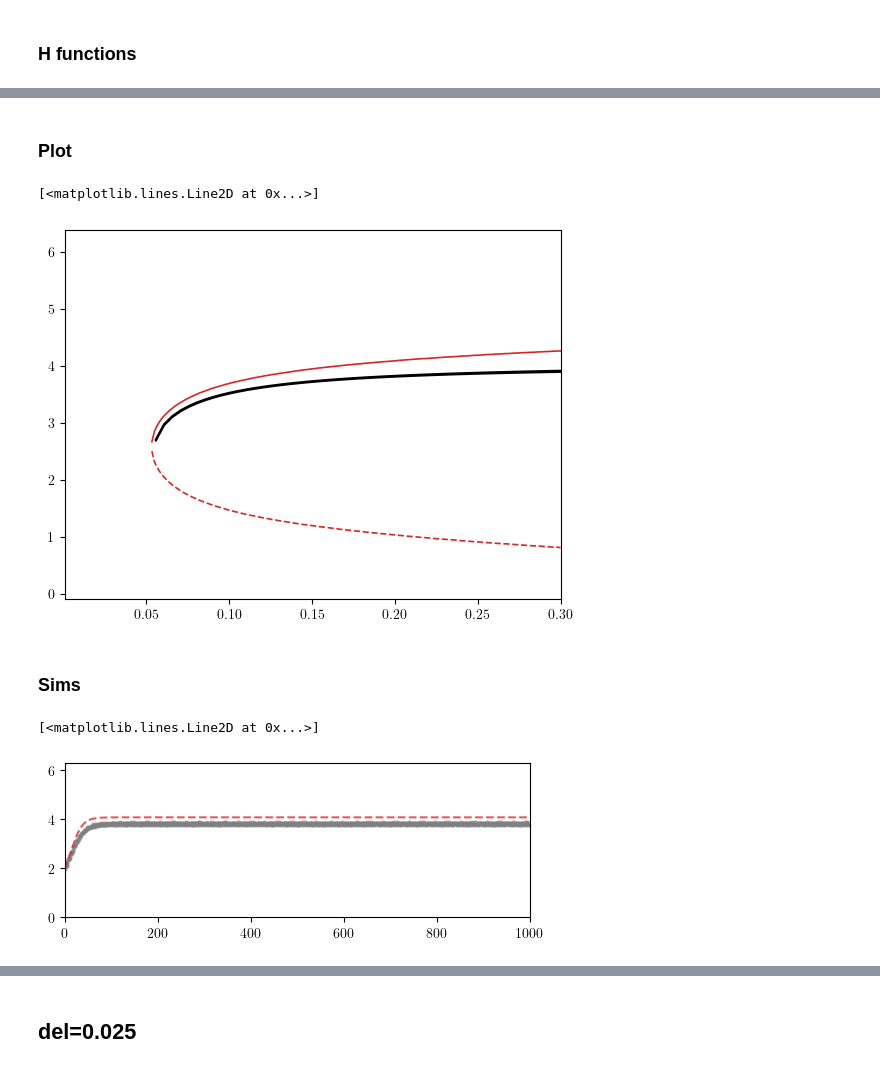
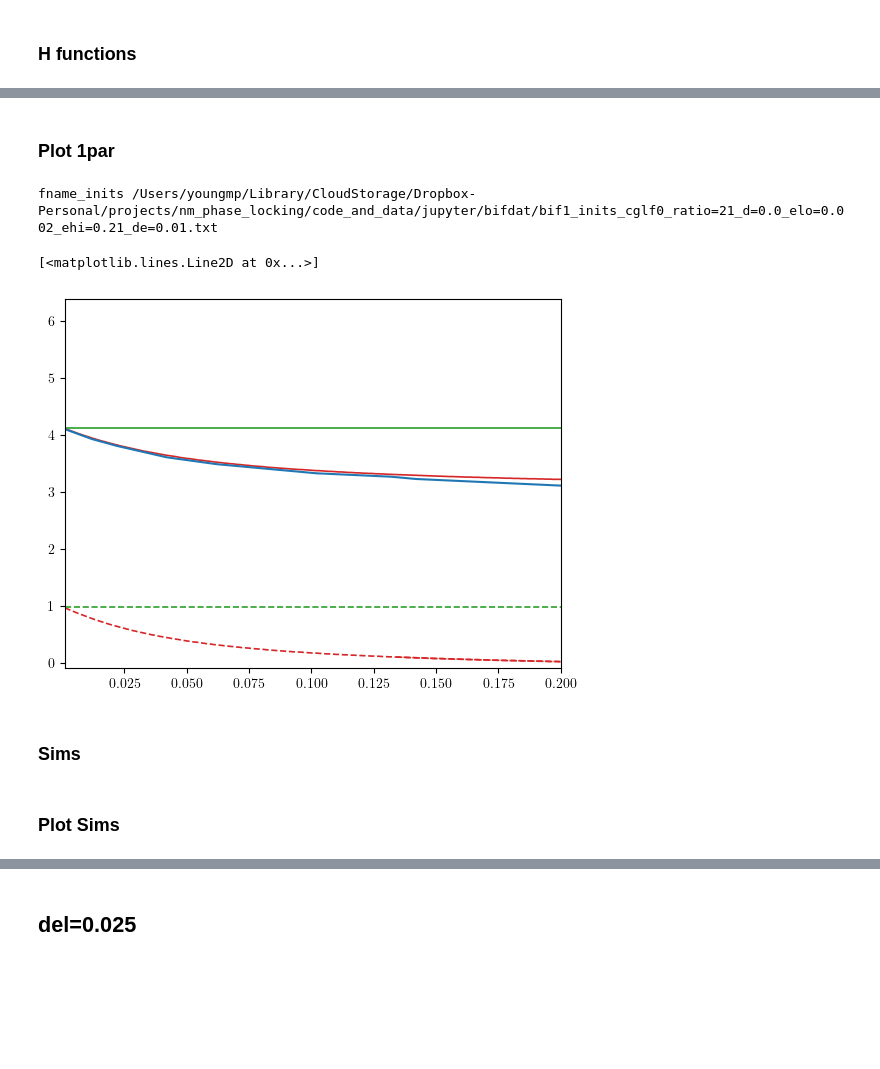
Before and after one commit to youngmp/nm, a Jupyter notebook: jupyter/bif_cgl1.ipynb, the cells around one changed output, grey strips where cells are left out. Drawn from its saved outputs; the diff is of its cells as text; code cells hidden in the pictures; blank space fills up the shorter version.

```diff
--- a/jupyter/bif_cgl1.ipynb
+++ b/jupyter/bif_cgl1.ipynb
@@ -220,6 +323,6 @@ kw_nm = {'system1':system1,'system2':None,'_n':('om0',2),'_m':('om1',1),
 # %% [markdown]
 ## del=0.01
 # %%
-del21_p01 = 0.01
-a21_p01 = nm.nmCoupling(**kw_nm, del1=del21_p01)
+del21_p0 = 0.0
+a21_p0 = nm.nmCoupling(**kw_nm, del1=del21_p0)
 # %% [output]
@@ -242,21 +352,24 @@ plt.tight_layout()
 # %% [markdown]
-### Plot
+### Plot 1par
+# %%
+out = load_bif1d_f(_full_cgl1,a21_p0,del21_p0,etup=(.002,.21,.01),max_iter=20)
+# %%
+erange = out[:,0]
+inits = out[:,1:]
+# %%
+philist = load_phis_force(_full_cgl1,a21_p0,del21_p0,etup=(.002,.21,.01),period_multiple=10)
+# %% [output]
+fname_inits /Users/youngmp/Library/CloudStorage/Dropbox-Personal/projects/nm_phase_locking/code_and_data/jupyter/bifdat/bif1_inits_cglf0_ratio=21_d=0.0_elo=0.002_ehi=0.21_de=0.01.txt
 # %%
-fig,axs = plt.subplots()
+fig,axs = plt.subplots(figsize=(4,2))
 
-add_diagram_1d(axs,a21_p01,del21_p01,(.001,.3,200),rhs=rhs_avg_1df)
+add_diagram_1d(axs,a21_p0,del21_p0,(.001,.2,200),rhs=rhs_avg_1df)
+add_diagram_1d(axs,a21_p0,del21_p0,(.001,.2,200),rhs=rhs_avg_1df,miter=1,color='tab:green')
 
-etup = (.056,.3,50)
-test = load_diagram_full_f(a21_p01,del21_p01,eps_tup=etup,dir1='bifdat2',
-                           rhs=_full_cgl1,phi0=np.pi)
-test = np.array(test)
-axs.plot(np.linspace(*etup),test[:,0],color='k')
-axs.plot(np.linspace(*etup),test[:,1],color='k')
-
-#add_diagram_full(axs,a21_p01,del21_p01,(.056,.5,100),rhs=_full_cgl1)
+axs.plot(erange,np.mod(-philist,2*np.pi))
 # %% [output]
 [<matplotlib.lines.Line2D at 0x...>]
-[figure, old version]
+[figure, new version]
 # %% [markdown]
 ### Sims
 # %%
@@ -272,30 +384,17 @@ args21_p01 = {'args':(a21_p01,eps21_p01,del21_p01),
 # %%
-fig,axs = plt.subplots(1,1,figsize=(6,2))
+y0_p01 = a21_p0.system1.lc['dat'][int((th_init21_p0/(2*np.pi))*a21_p0.system1.TN),:]
+args0 = [a21_p0,eps21_p0,del21_p0]
 
-y0_p01 = a21_p01.system1.lc['dat'][int((th_init21_p01/(2*np.pi))*a21_p01.system1.TN),:]
-args0 = [a21_p01,eps21_p01,del21_p01]
+solf = _get_sol(_full_cgl1,y0_p01,t21_p0,args=args0,recompute=True)
+tp,fp = get_phase(t21_p0,solf,skipn=100,system1=a21_p0.system1)
+force_phase = (a21_p0._m[1]+del21_p0)*tp
+fp2 = np.mod(fp-a21_p0.om*force_phase,2*np.pi)
 
-solf = _get_sol(_full_cgl1,y0_p01,t21_p01,args=args0,recompute=True)
-tp,fp = get_phase(t21_p01,solf,skipn=100,system1=a21_p01.system1)
-force_phase = (a21_p01._m[1]+del21_p01)*tp
-fp2 = np.mod(fp-a21_p01.om*force_phase,2*np.pi)
+args1 = {'t_eval':t21_p0,'t_span':[0,t21_p0[-1]],'args':(*args0,),**kw_sim}
+solr1d = solve_ivp(rhs_avg_1df,y0=[th_init21_p0],**args1)
 
-# plot full sol
-axs.scatter(tp,fp2,s=5,color='gray',alpha=.5,label='Full')
-axs.set_ylim(0,2*np.pi)
-axs.set_xlim(0,T_p01)
-
-args1 = {'t_eval':t21_p01,'t_span':[0,t21_p01[-1]],'args':(*args0,),**kw_sim}
-solr1d = solve_ivp(rhs_avg_1df,y0=[th_init21_p01],**args1)
-
-# 1d solution over time
-axs.plot(t21_p01,np.mod(solr1d.y.T[:,0],2*np.pi),color='tab:red',
-         alpha=.75,label='1D',ls='--')
-
-# xs = np.mod(solr1d.y.T[:,0],2*np.pi); ys = np.zeros(len(xs))
-# discont_idxs = np.abs(np.gradient(xs,1)) > np.pi/2
-
-# xs[discont_idxs] = np.nan; ys[discont_idxs] = np.nan
+args0 = [a21_p0,eps21_p0,del21_p0,1]
+args1 = {'t_eval':t21_p0,'t_span':[0,t21_p0[-1]],'args':(*args0,),**kw_sim}
+solr1d0 = solve_ivp(rhs_avg_1df,y0=[th_init21_p0],**args1)
-# %% [output]
-[<matplotlib.lines.Line2D at 0x...>]
-[figure, removed]
+# %% [markdown]
+### Plot Sims
```
Also changed, not shown: parts of 138 cells of this notebook.
